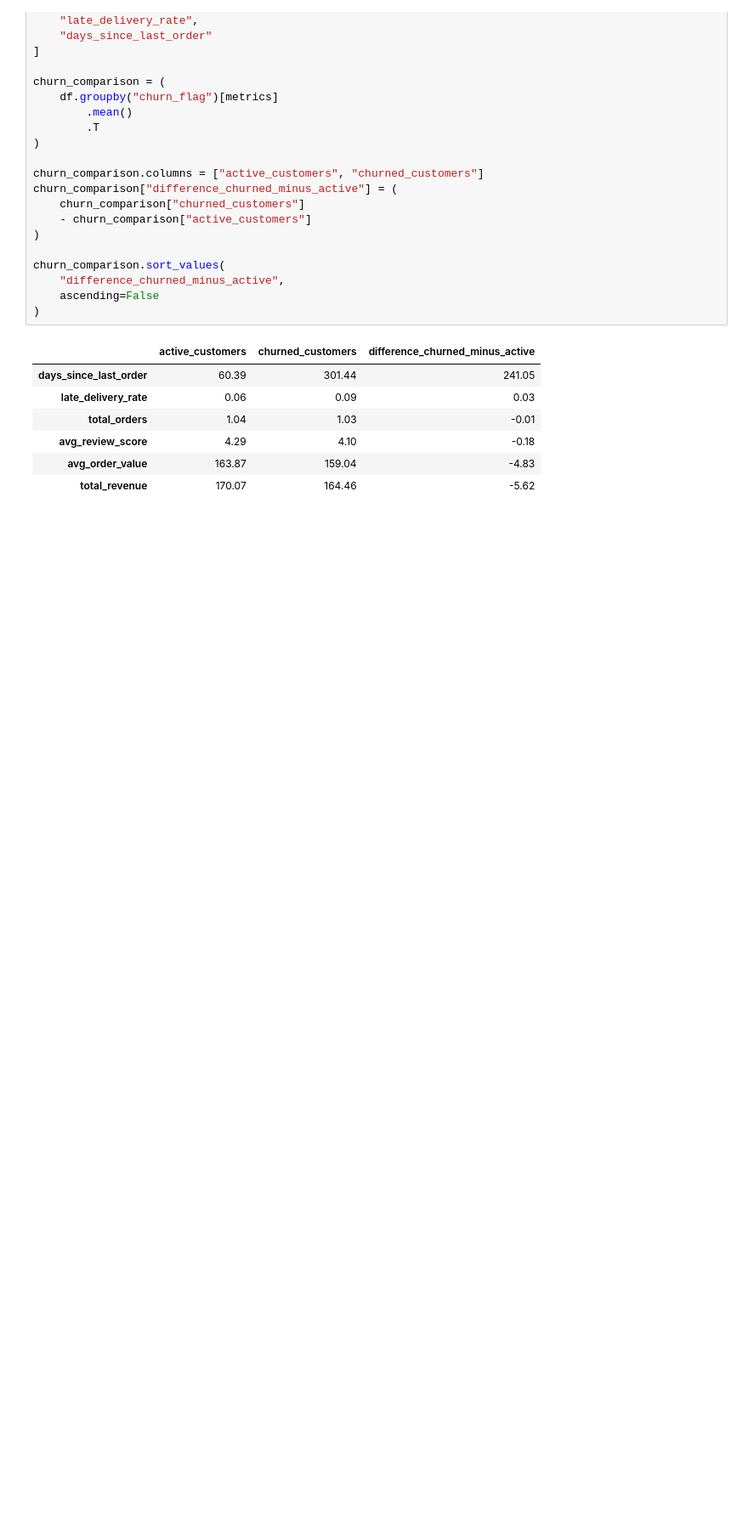
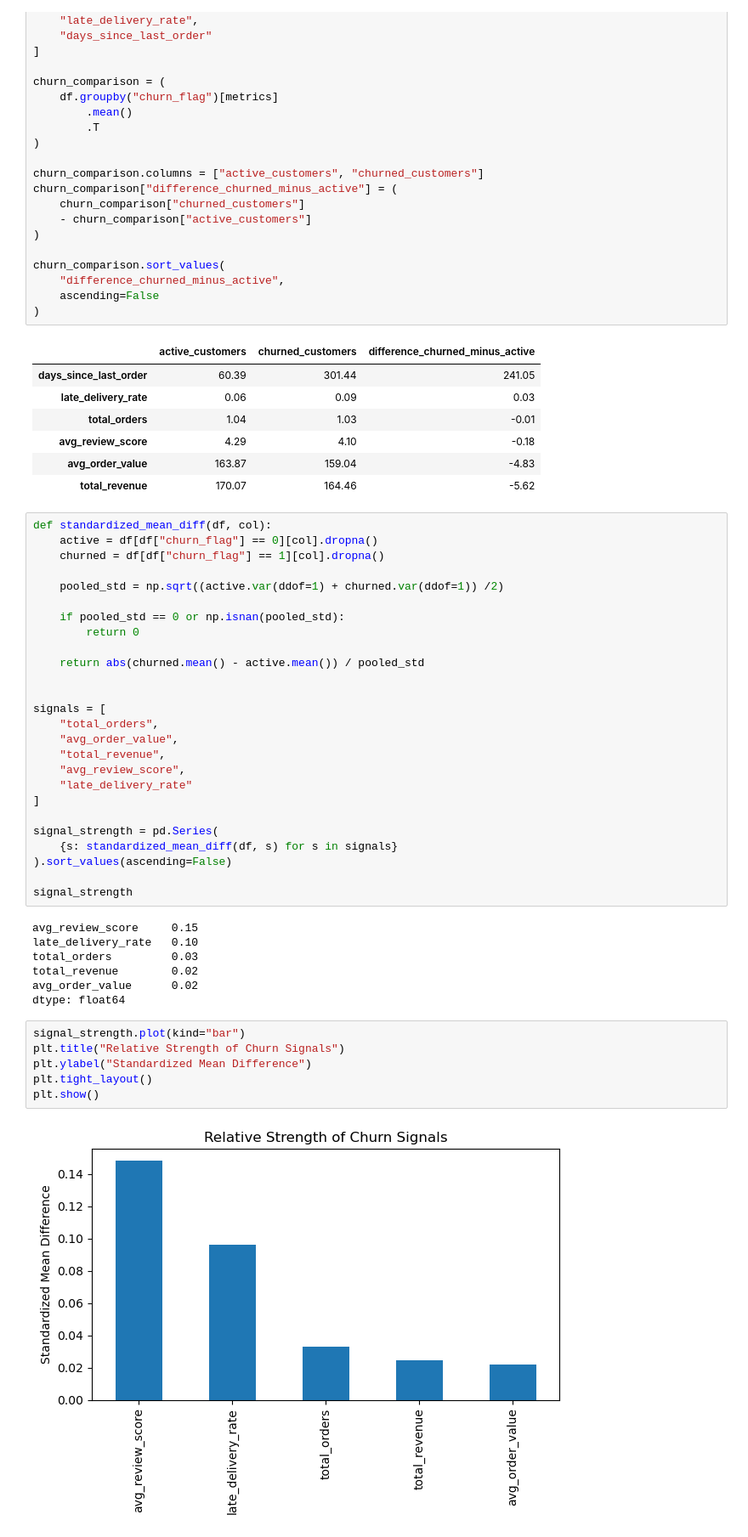
Before and after one commit to jdiaz5658/olist-customer-churn-analysis, a Jupyter notebook: notebooks/01_churn_analysis.ipynb, the cells around one changed output. Shown at 85% size. Cells and saved outputs as stored; diff of their text form; blank space fills up the shorter version.

Commit message:
Rank churn signals and summarize behavioral drivers

```diff
--- a/notebooks/01_churn_analysis.ipynb
+++ b/notebooks/01_churn_analysis.ipynb
@@ -93,3 +93,44 @@ churn_comparison.sort_values(
 | avg_review_score | 4.29 | 4.10 | -0.18 |
 | avg_order_value | 163.87 | 159.04 | -4.83 |
 | total_revenue | 170.07 | 164.46 | -5.62 |
+# %%
+def standardized_mean_diff(df, col):
+    active = df[df["churn_flag"] == 0][col].dropna()
+    churned = df[df["churn_flag"] == 1][col].dropna()
+
+    pooled_std = np.sqrt((active.var(ddof=1) + churned.var(ddof=1)) /2)
+
+    if pooled_std == 0 or np.isnan(pooled_std):
+        return 0
+
+    return abs(churned.mean() - active.mean()) / pooled_std
+
+
+signals = [
+    "total_orders",
+    "avg_order_value",
+    "total_revenue",
+    "avg_review_score",
+    "late_delivery_rate"
+]
+
+signal_strength = pd.Series(
+    {s: standardized_mean_diff(df, s) for s in signals}
+).sort_values(ascending=False)
+
+signal_strength
+# %% [output]
+avg_review_score     0.15
+late_delivery_rate   0.10
+total_orders         0.03
+total_revenue        0.02
+avg_order_value      0.02
+dtype: float64
+# %%
+signal_strength.plot(kind="bar")
+plt.title("Relative Strength of Churn Signals")
+plt.ylabel("Standardized Mean Difference")
+plt.tight_layout()
+plt.show()
+# %% [output]
+[figure, added]
```
